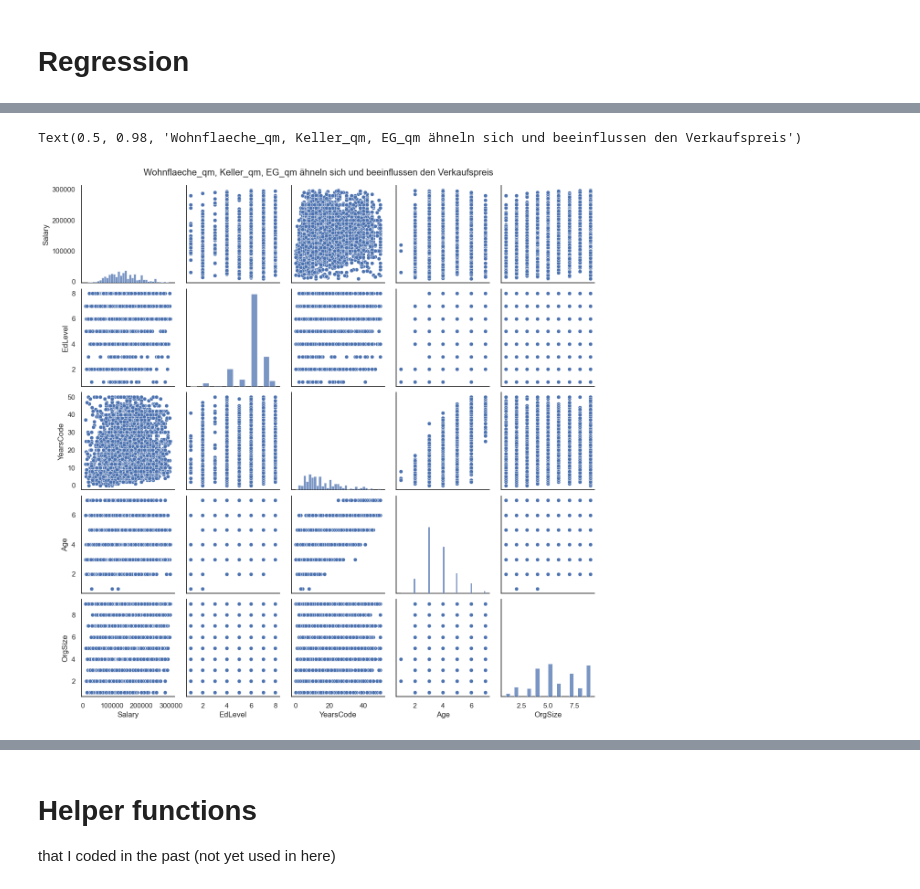
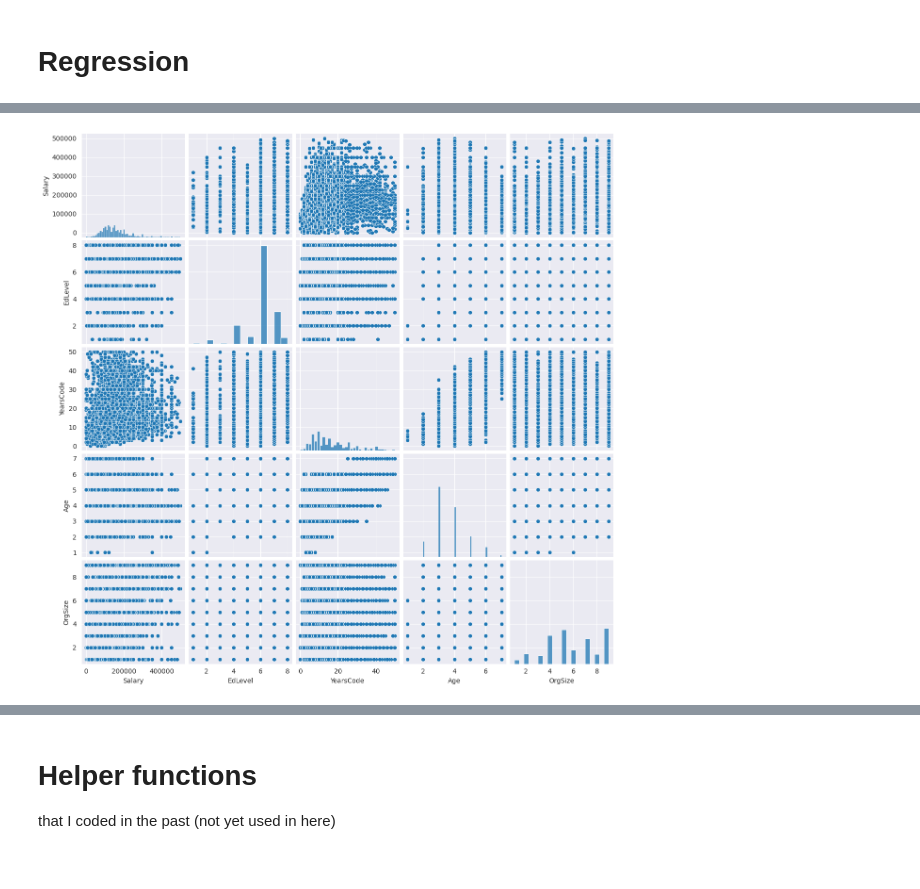
Before and after one commit to LucaF171/DataLiteracyProject, a Jupyter notebook: project.ipynb, the cells around one changed output, grey strips where cells are left out. Drawn from its saved outputs; the diff is of its cells as text; code cells hidden in the pictures.

```diff
--- a/project.ipynb
+++ b/project.ipynb
@@ -246,7 +246,7 @@ df['Age'] = df['Age'].replace(
 )
 
 # Convert the gender values into 'Man', 'Woman', 'Prefer not to say' and 'Other'
-df[~df['Gender'].isin(['Man', 'Woman', 'Prefer not to say'])] = "Other"
+df.loc[~df['Gender'].isin(['Man', 'Woman', 'Prefer not to say']), 'Gender'] = "Other"
 
 # Convert columns into numeric values
 df['Salary'] = pd.to_numeric(df['Salary'], errors='coerce')
@@ -261,7 +261,7 @@ df_usa = df_usa[df_usa['Salary'] < 200000]
 df_usa = df_usa[df_usa['Salary'] > 10000]
 df_usa = df_usa[df_usa['Country'] == "United States of America"]
 
-df.head()
+df
 # %% [output]
 |  | Salary | EdLevel | YearsCode | YearsCodePro | OrgSize | Age | Employment | RemoteWork | DevType | Country | ... |
 | 2 | 40205.0 | Master’s degree | 14.0 | 5.0 | 20 to 99 | 25-34 | part of work | hybrid | Data scientist or machine learnin... | United Kingdom of Great Britain a... | ... |
@@ -532,7 +538,7 @@ df_reg = df_reg.drop(['Employment'], axis=1)
 
 df_reg.apply(pd.to_numeric, errors='ignore')
 df_reg = df_reg.dropna()
-df_reg = df_reg[df_reg['Salary'] < 300000]
-df_reg = df_reg[df_reg['Salary'] > 10000]
+df_reg = df_reg[df_reg['Salary'] < 500000]
+# df_reg = df_reg[df_reg['Salary'] > 10000]
 df_reg = df_reg[df_reg['Country'] == "United States of America"]
 # %%
@@ -587,10 +603,8 @@ sns.heatmap(corr, center=0, square=True, linewidths=.5, cbar_kws={"shrink": .5},
 # %%
 rel = sns.pairplot(df_reg[['Salary', 'EdLevel', 'YearsCode', 'Age', 'OrgSize']])
 rel.fig.subplots_adjust(top=.95)
-rel.fig.suptitle('Wohnflaeche_qm, Keller_qm, EG_qm ähneln sich und beeinflussen den Verkaufspreis')
 # %% [output]
-Text(0.5, 0.98, 'Wohnflaeche_qm, Keller_qm, EG_qm ähneln sich und beeinflussen den Verkaufspreis')
-[figure, old version]
+[figure, new version]
 # %%
 ridge_plot(df_reg[['Salary', 'Age']], y_label='Age', x_label='Salary')
 ridge_plot(df_reg[['Salary', 'OrgSize']], y_label='OrgSize', x_label='Salary')
```
Also changed, not shown: parts of 17 cells of this notebook, 1 other file.
